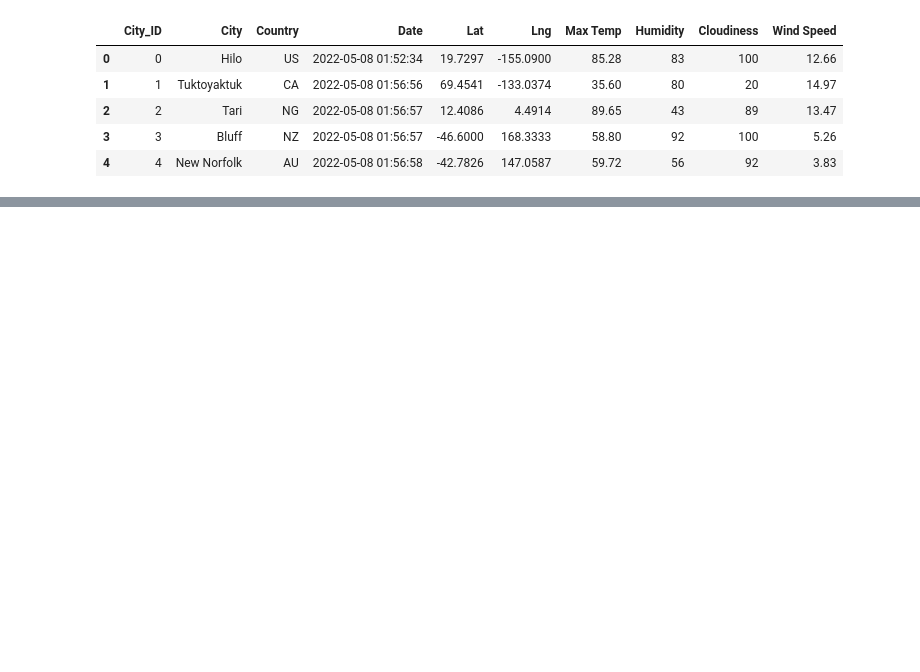
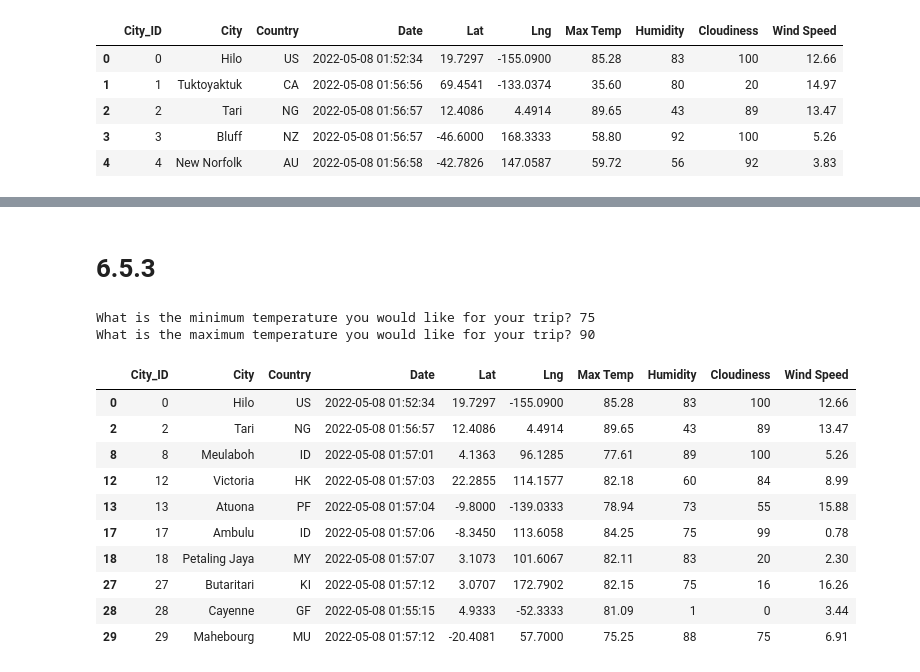
Before and after one commit to BenjaminAguayo/World_weather_Analysis, a Jupyter notebook: VacationPy.ipynb, the cells around one changed output, grey strips where cells are left out. Drawn from its saved outputs; the diff is of its cells as text; code cells hidden in the pictures; blank space fills up the shorter version.

```diff
--- a/VacationPy.ipynb
+++ b/VacationPy.ipynb
@@ -44,0 +114,26 @@ fig
+# %% [markdown]
+# 6.5.3
+# %%
+# Ask the customer to add a minimum and maximum temperature value.
+min_temp = float(input("What is the minimum temperature you would like for your trip? "))
+max_temp = float(input("What is the maximum temperature you would like for your trip? "))
+# %% [output]
+What is the minimum temperature you would like for your trip? 75
+What is the maximum temperature you would like for your trip? 90
+# %%
+# Filter the dataset to find the cities that fit the criteria.
+preferred_cities_df = city_data_df.loc[(city_data_df["Max Temp"] <= max_temp) & \
+                                       (city_data_df["Max Temp"] >= min_temp)]
+preferred_cities_df.head(10)
+# %% [output]
+|  | City_ID | City | Country | Date | Lat | Lng | Max Temp | Humidity | Cloudiness | Wind Speed |
+| 0 | 0 | Hilo | US | 2022-05-08 01:52:34 | 19.7297 | -155.0900 | 85.28 | 83 | 100 | 12.66 |
+| 2 | 2 | Tari | NG | 2022-05-08 01:56:57 | 12.4086 | 4.4914 | 89.65 | 43 | 89 | 13.47 |
+| 8 | 8 | Meulaboh | ID | 2022-05-08 01:57:01 | 4.1363 | 96.1285 | 77.61 | 89 | 100 | 5.26 |
+| 12 | 12 | Victoria | HK | 2022-05-08 01:57:03 | 22.2855 | 114.1577 | 82.18 | 60 | 84 | 8.99 |
+| 13 | 13 | Atuona | PF | 2022-05-08 01:57:04 | -9.8000 | -139.0333 | 78.94 | 73 | 55 | 15.88 |
+| 17 | 17 | Ambulu | ID | 2022-05-08 01:57:06 | -8.3450 | 113.6058 | 84.25 | 75 | 99 | 0.78 |
+| 18 | 18 | Petaling Jaya | MY | 2022-05-08 01:57:07 | 3.1073 | 101.6067 | 82.11 | 83 | 20 | 2.30 |
+| 27 | 27 | Butaritari | KI | 2022-05-08 01:57:12 | 3.0707 | 172.7902 | 82.15 | 75 | 16 | 16.26 |
+| 28 | 28 | Cayenne | GF | 2022-05-08 01:55:15 | 4.9333 | -52.3333 | 81.09 | 1 | 0 | 3.44 |
+| 29 | 29 | Mahebourg | MU | 2022-05-08 01:57:12 | -20.4081 | 57.7000 | 75.25 | 88 | 75 | 6.91 |
```
Also changed, not shown: parts of 34 cells of this notebook.
